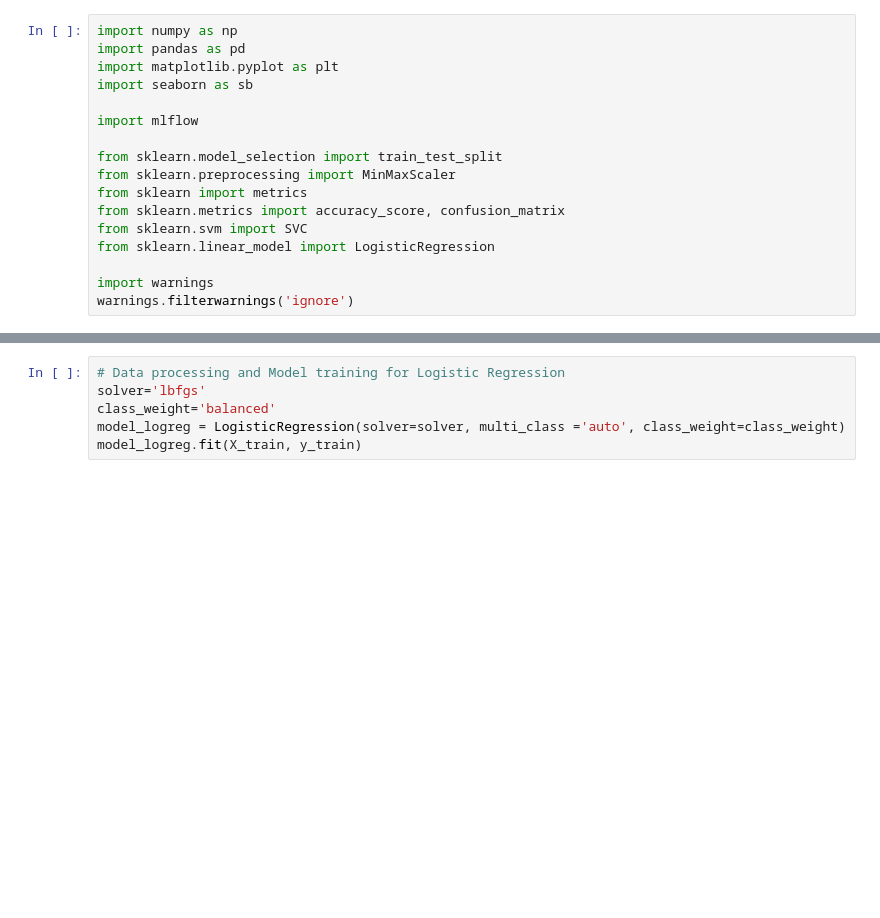
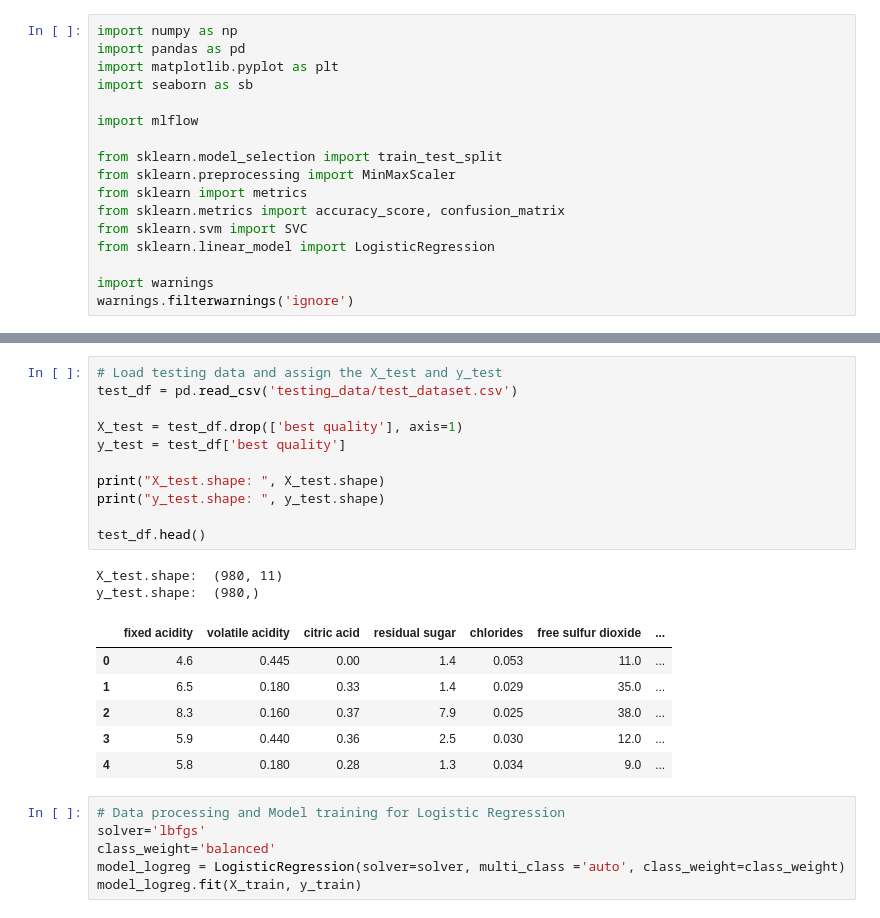
Before and after one commit to sphew/WbeRZ_UseCase, a Jupyter notebook: wine_classifier/2_train_save_model.ipynb, the cells around one changed output, grey strips where cells are left out. Saved outputs shown, nothing was run; the diff lists cells and outputs as text; blank space fills up the shorter version.

```diff
--- a/wine_classifier/2_train_save_model.ipynb
+++ b/wine_classifier/2_train_save_model.ipynb
@@ -61,3 +45,23 @@ df_train.head()
+# %%
+# Load testing data and assign the X_test and y_test
+test_df = pd.read_csv('testing_data/test_dataset.csv')
+
+X_test = test_df.drop(['best quality'], axis=1)
+y_test = test_df['best quality']
+
+print("X_test.shape: ", X_test.shape)
+print("y_test.shape: ", y_test.shape)
+
+test_df.head()
+# %% [output]
+X_test.shape:  (980, 11)
+y_test.shape:  (980,)
+|  | fixed acidity | volatile acidity | citric acid | residual sugar | chlorides | free sulfur dioxide | ... |
+| 0 | 4.6 | 0.445 | 0.00 | 1.4 | 0.053 | 11.0 | ... |
+| 1 | 6.5 | 0.180 | 0.33 | 1.4 | 0.029 | 35.0 | ... |
+| 2 | 8.3 | 0.160 | 0.37 | 7.9 | 0.025 | 38.0 | ... |
+| 3 | 5.9 | 0.440 | 0.36 | 2.5 | 0.030 | 12.0 | ... |
+| 4 | 5.8 | 0.180 | 0.28 | 1.3 | 0.034 | 9.0 | ... |
 # %%
 # Data processing and Model training for Logistic Regression
 solver='lbfgs'
```
Also changed, not shown: parts of 18 cells of this notebook, 1 other file.
